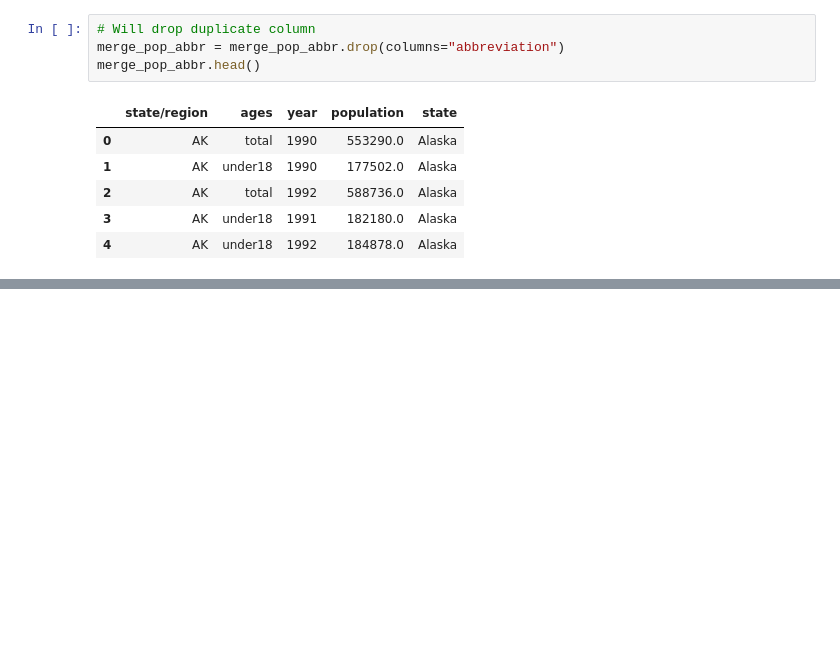
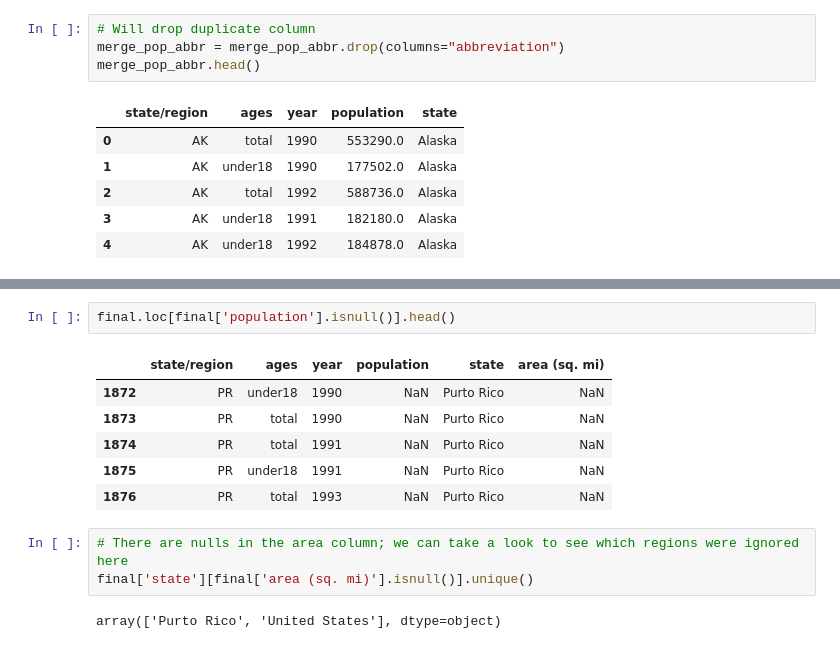
Before and after one commit to khaiwalVikrant/ai_ml_practice, a Jupyter notebook: pandas/Pandas_Exercise.ipynb, the cells around one changed output, grey strips where cells are left out. Saved outputs shown, nothing was run; the diff lists cells and outputs as text; blank space fills up the shorter version.

```diff
--- a/pandas/Pandas_Exercise.ipynb
+++ b/pandas/Pandas_Exercise.ipynb
@@ -737,0 +818,14 @@ merge_pop_abbr.head()
+# %%
+final.loc[final['population'].isnull()].head()
+# %% [output]
+|  | state/region | ages | year | population | state | area (sq. mi) |
+| 1872 | PR | under18 | 1990 | NaN | Purto Rico | NaN |
+| 1873 | PR | total | 1990 | NaN | Purto Rico | NaN |
+| 1874 | PR | total | 1991 | NaN | Purto Rico | NaN |
+| 1875 | PR | under18 | 1991 | NaN | Purto Rico | NaN |
+| 1876 | PR | total | 1993 | NaN | Purto Rico | NaN |
+# %%
+# There are nulls in the area column; we can take a look to see which regions were ignored here
+final['state'][final['area (sq. mi)'].isnull()].unique()
+# %% [output]
+array(['Purto Rico', 'United States'], dtype=object)
```
Also changed, not shown: parts of 37 cells of this notebook, 3 other files.
